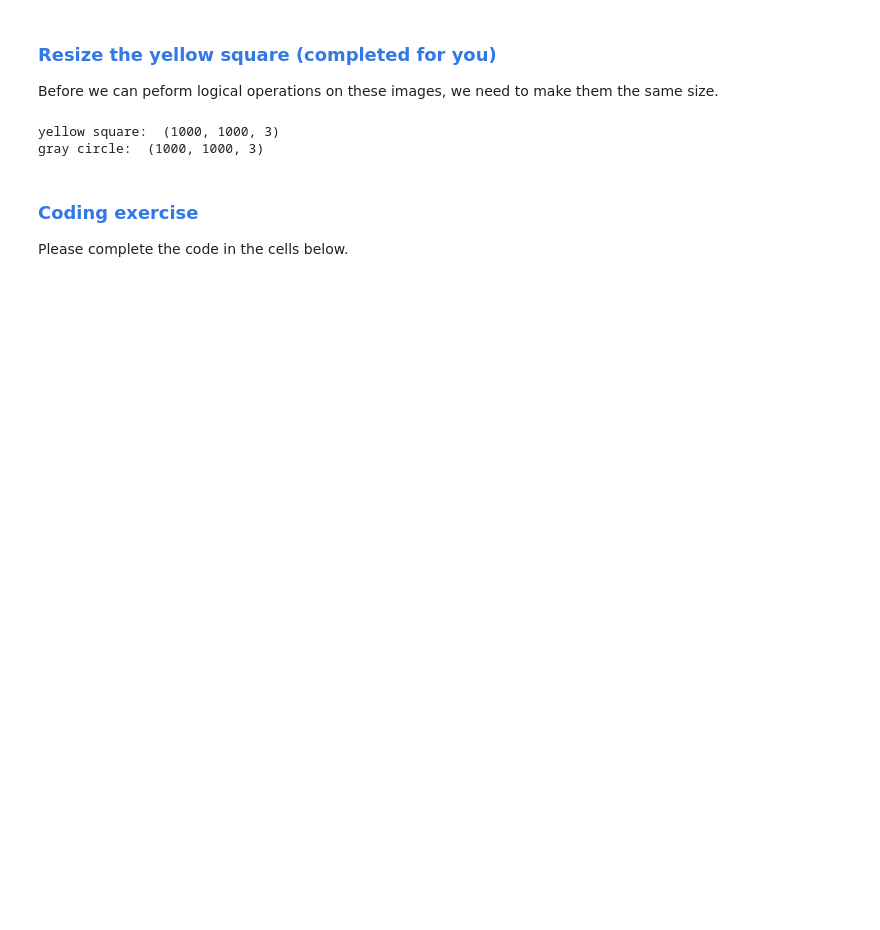
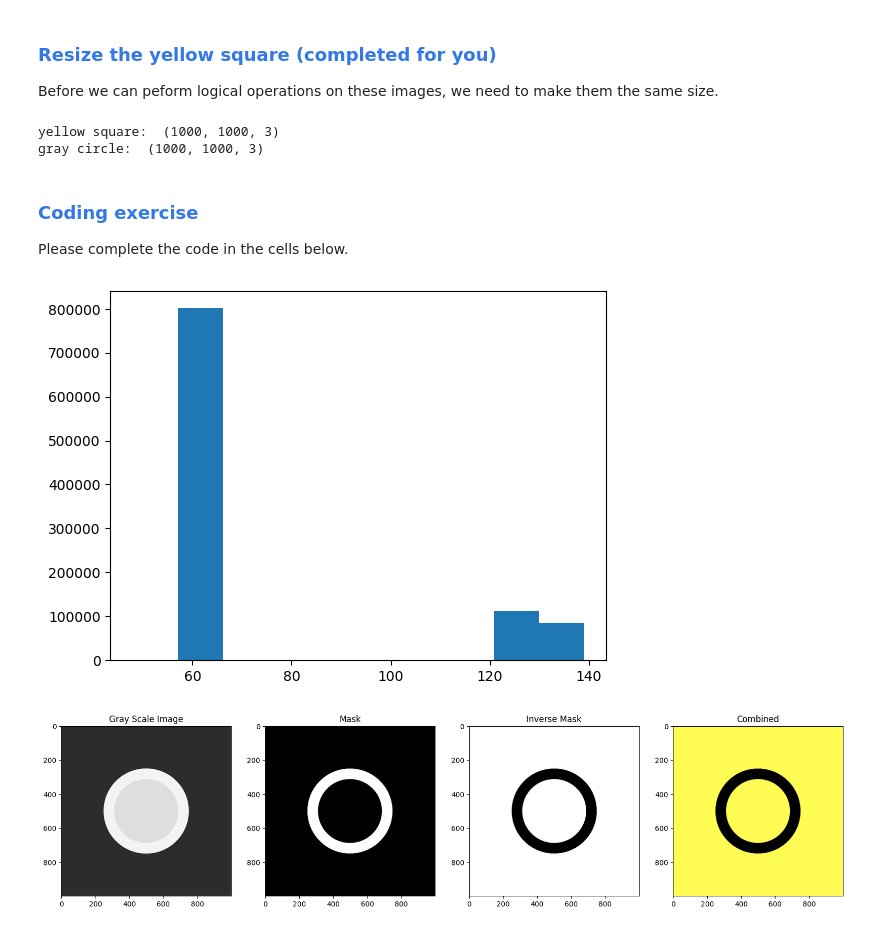
Before and after one commit to phungvuoc/Learning-OpenCV, a Jupyter notebook: Mastering-OpenCV-with-Python/module02-arithmetic-logical-thresholding/02_03_Logical_Operations.ipynb, the cells around one changed output. Saved outputs shown, nothing was run; the diff lists cells and outputs as text; code cells hidden in the pictures; blank space fills up the shorter version.

```diff
--- a/Mastering-OpenCV-with-Python/module02-arithmetic-logical-thresholding/02_03_Logical_Operations.ipynb
+++ b/Mastering-OpenCV-with-Python/module02-arithmetic-logical-thresholding/02_03_Logical_Operations.ipynb
@@ -283,28 +286,34 @@ Please complete the code in the cells below.
 # %%
 # Convert the green circle image to grayscale using cvtColor()
 # YOUR CODE HERE
-# img_gray_circle =
+img_gray_circle = cv2.cvtColor(img_green_circle, cv2.COLOR_BGR2GRAY)
+
+plt.figure()
+plt.hist(img_gray_circle.ravel())
 
 # Use the threshold() function to create a binary mask (white RING inside a black square).
 # Hint: You will need to CARFULLY choose a threshold value that isolates the light gray ring.
 # YOUR CODE HERE
-# retval, img_ring_mask =
+retval, img_ring_mask = cv2.threshold(img_gray_circle, thresh=130, maxval=255, type=cv2.THRESH_BINARY)
 
 # Use the bitwise_not() function to create an inverse mask.
 # YOUR CODE HERE
-# img_ring_mask_inv =
+img_ring_mask_inv = cv2.bitwise_not(img_ring_mask)
 
 # Use bitwise_and() to create the final combined image (black ring on a yellow square)
 # YOUR CODE HERE
-# img_combined =
+img_combined = cv2.bitwise_and(img_yellow_square, img_yellow_square, mask=img_ring_mask_inv)
 
 # Display the images.
 # UNCOMMENT THE LINES BELOW
-# plt.figure(figsize = [20,10])
-# plt.subplot(141); plt.imshow(img_gray_circle);          plt.title('Gray Scale Image')
-# plt.subplot(142); plt.imshow(img_ring_mask);            plt.title('Mask')
-# plt.subplot(143); plt.imshow(img_ring_mask_inv);        plt.title('Inverse Mask')
-# plt.subplot(144); plt.imshow(img_combined[:, :, ::-1]); plt.title('Combined');
+plt.figure(figsize = [20,10])
+plt.subplot(141); plt.imshow(img_gray_circle);          plt.title('Gray Scale Image')
+plt.subplot(142); plt.imshow(img_ring_mask);            plt.title('Mask')
+plt.subplot(143); plt.imshow(img_ring_mask_inv);        plt.title('Inverse Mask')
+plt.subplot(144); plt.imshow(img_combined[:, :, ::-1]); plt.title('Combined');
+# %% [output]
+[figure, added]
+[figure, added]
 # %% [markdown]
 Your results should look like this.
 
```
Also changed, not shown: parts of 11 cells of this notebook, 4 other files.
